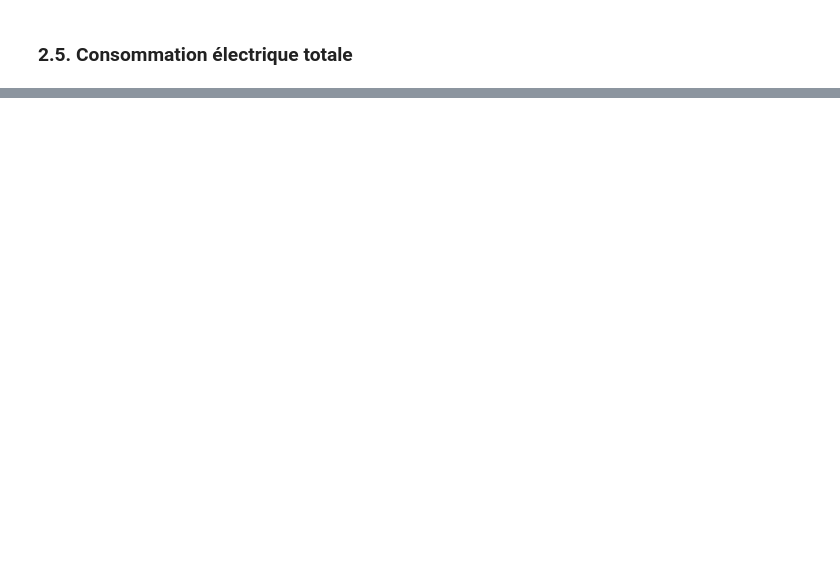
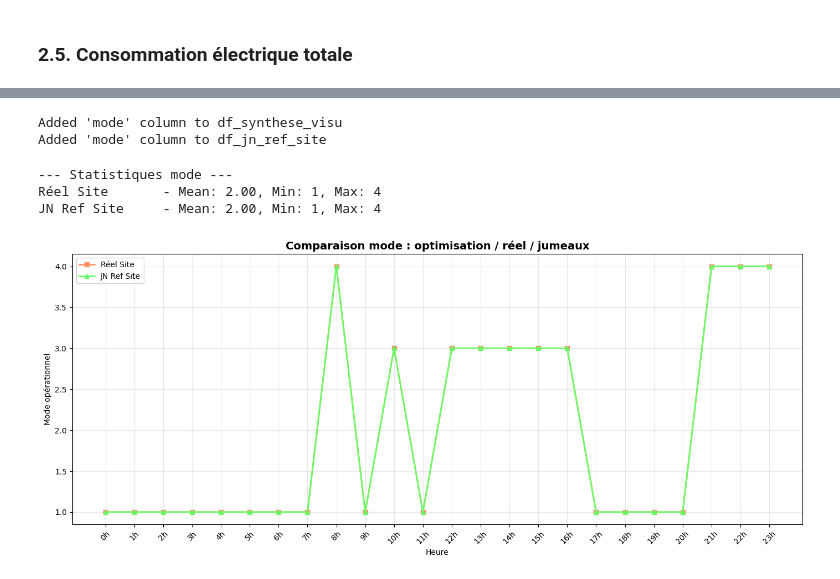
Before and after one commit to ArkeonEnergy/AnalysePilotagePervenche, a Jupyter notebook: notebooks/visualisation_multi_sources.ipynb, the cells around one changed output, grey strips where cells are left out. Drawn from its saved outputs; the diff is of its cells as text; code cells hidden in the pictures; blank space fills up the shorter version.

Commit message:
added a notebook to compare optim and jN_baseline to verify if optim results are actually optimal compared to baseline. Also in hourly aggregartion, method for mode is changed from 'first' to iloc[5]

```diff
--- a/notebooks/visualisation_multi_sources.ipynb
+++ b/notebooks/visualisation_multi_sources.ipynb
@@ -471,0 +472,42 @@ Coût (jumeau réel)     - Mean: 1.27 €, Min: 0.42 €, Max: 5.36 €, Total:
+# %%
+# Calculate 'mode' for each existing dataframe
+for df_name, df in [('results_optim_detail', results_optim_detail), ('df_synthese_visu', df_synthese_visu), ('df_jn_ref_site', df_jn_ref_site), ('df_jn_ref_optim', df_jn_ref_optim)]:
+    if not df.empty:
+        df['mode'] = 3 * (df['m_pac_ch'] == 1) + 4 * (df['m_dis'] == 1) + 1 * ((df['m_pac_ch'] != 1) & (df['m_dis'] != 1))
+        print(f"Added 'mode' column to {df_name}")
+# %% [output]
+Added 'mode' column to df_synthese_visu
+Added 'mode' column to df_jn_ref_site
+# %%
+fig, ax = plt.subplots(figsize=(14, 6))
+
+mode_sources = [
+    (show_optim, results_optim_detail, 'Optimisation', '#6694FF', 'o'),
+    (show_reel, df_synthese_visu, 'Réel Site', '#FF9166', 's'),
+    (show_jn_site, df_jn_ref_site, 'JN Ref Site', '#66FF66', '^'),
+    (show_jn_optim, df_jn_ref_optim, 'JN Ref Optim', '#A366FF', 'd')
+]
+
+print("--- Statistiques mode ---")
+for widget, df, label, color, marker in mode_sources:
+    if widget.value and not df.empty and 'mode' in df.columns:
+        x = df['Heure'] if 'Heure' in df.columns else np.arange(len(df))
+        ax.plot(x, df['mode'], marker=marker, linewidth=2, label=label, color=color)
+        print(f"{label: <15} - Mean: {df['mode'].mean():.2f}, "
+              f"Min: {df['mode'].min():.0f}, Max: {df['mode'].max():.0f}")
+
+ax.set_title('Comparaison mode : optimisation / réel / jumeaux', fontsize=14, fontweight='bold')
+ax.set_xlabel('Heure')
+ax.set_ylabel('Mode opérationnel')
+ax.set_xticks(np.arange(0, 24, 1))
+ax.set_xticklabels([f"{i}h" for i in range(24)], rotation=45)
+ax.legend()
+ax.grid(True, alpha=0.3)
+
+plt.tight_layout()
+plt.show()
+# %% [output]
+--- Statistiques mode ---
+Réel Site       - Mean: 2.00, Min: 1, Max: 4
+JN Ref Site     - Mean: 2.00, Min: 1, Max: 4
+[figure, added]
```
Also changed, not shown: parts of 8 cells of this notebook, 4 other files.
